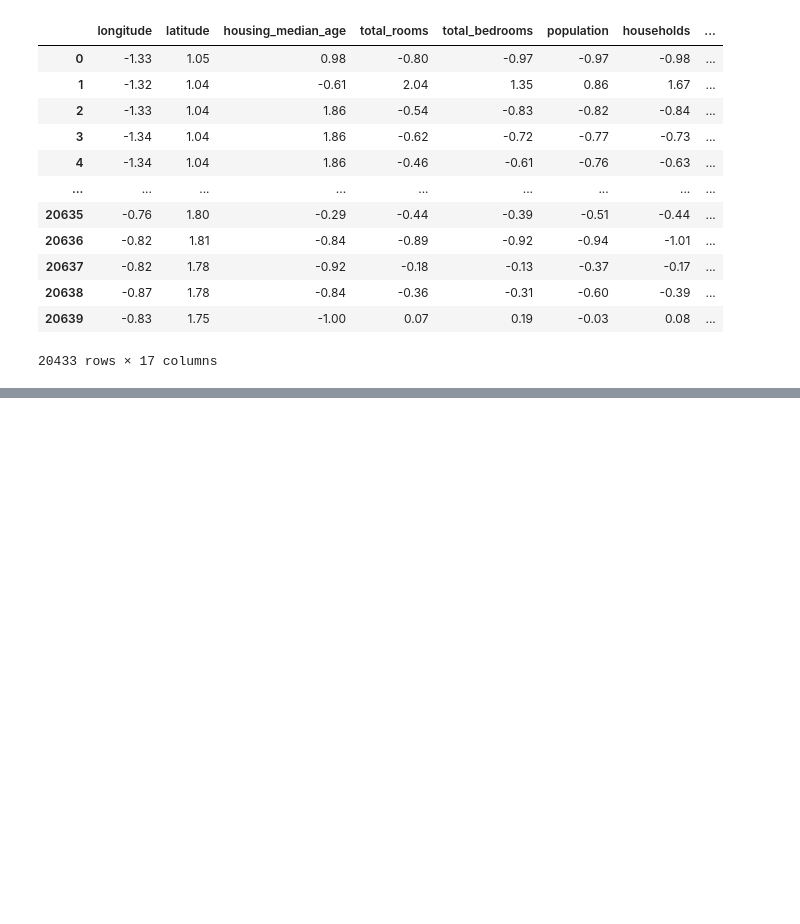
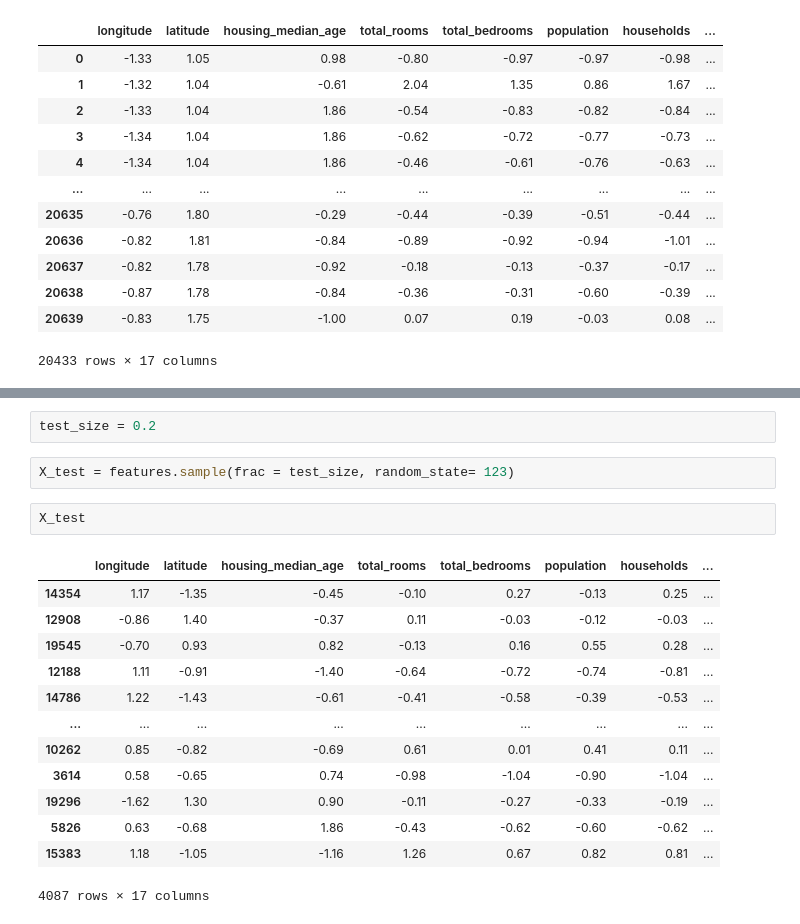
Before and after one commit to mohd-sahil/Housing-Dataset, a Jupyter notebook: Housing_Dataset_DP_and_FE_ML.ipynb, the cells around one changed output, grey strips where cells are left out. Cells and saved outputs as stored; diff of their text form; blank space fills up the shorter version.

```diff
--- a/Housing_Dataset_DP_and_FE_ML.ipynb
+++ b/Housing_Dataset_DP_and_FE_ML.ipynb
@@ -593,0 +612,20 @@ features
+# %%
+test_size = 0.2
+# %%
+X_test = features.sample(frac = test_size, random_state= 123)
+# %%
+X_test
+# %% [output]
+|  | longitude | latitude | housing_median_age | total_rooms | total_bedrooms | population | households | ... |
+| 14354 | 1.17 | -1.35 | -0.45 | -0.10 | 0.27 | -0.13 | 0.25 | ... |
+| 12908 | -0.86 | 1.40 | -0.37 | 0.11 | -0.03 | -0.12 | -0.03 | ... |
+| 19545 | -0.70 | 0.93 | 0.82 | -0.13 | 0.16 | 0.55 | 0.28 | ... |
+| 12188 | 1.11 | -0.91 | -1.40 | -0.64 | -0.72 | -0.74 | -0.81 | ... |
+| 14786 | 1.22 | -1.43 | -0.61 | -0.41 | -0.58 | -0.39 | -0.53 | ... |
+| ... | ... | ... | ... | ... | ... | ... | ... | ... |
+| 10262 | 0.85 | -0.82 | -0.69 | 0.61 | 0.01 | 0.41 | 0.11 | ... |
+| 3614 | 0.58 | -0.65 | 0.74 | -0.98 | -1.04 | -0.90 | -1.04 | ... |
+| 19296 | -1.62 | 1.30 | 0.90 | -0.11 | -0.27 | -0.33 | -0.19 | ... |
+| 5826 | 0.63 | -0.68 | 1.86 | -0.43 | -0.62 | -0.60 | -0.62 | ... |
+| 15383 | 1.18 | -1.05 | -1.16 | 1.26 | 0.67 | 0.82 | 0.81 | ... |
+4087 rows × 17 columns
```
Also changed, not shown: parts of 15 cells of this notebook.
